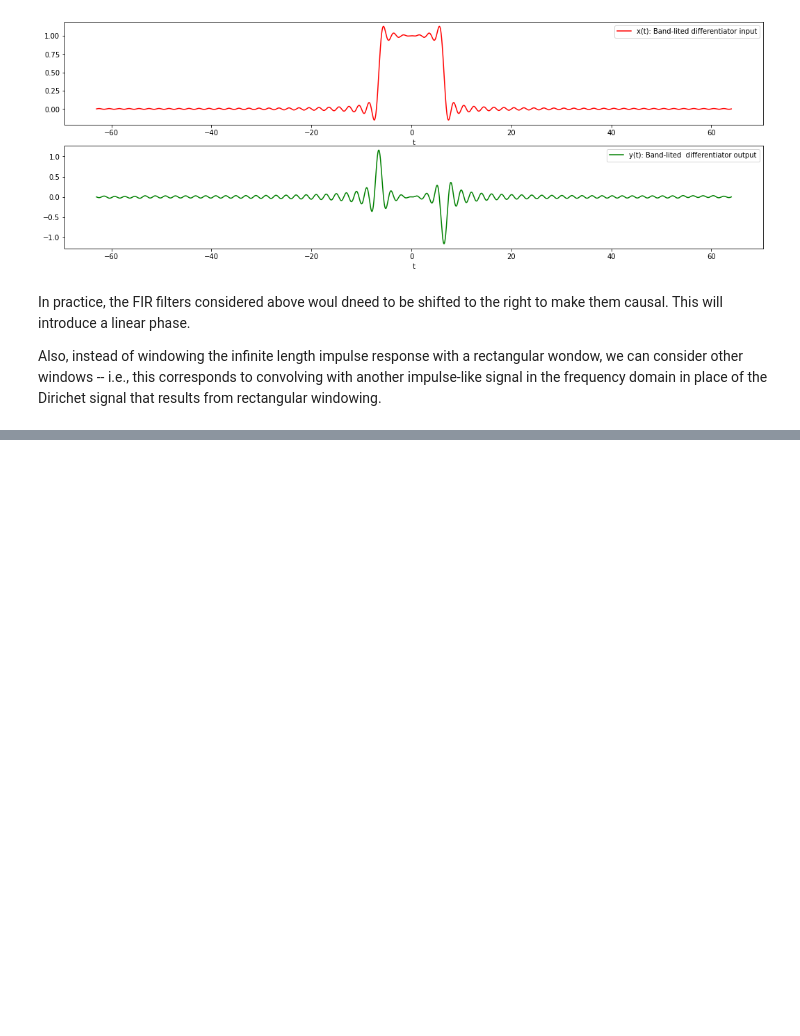
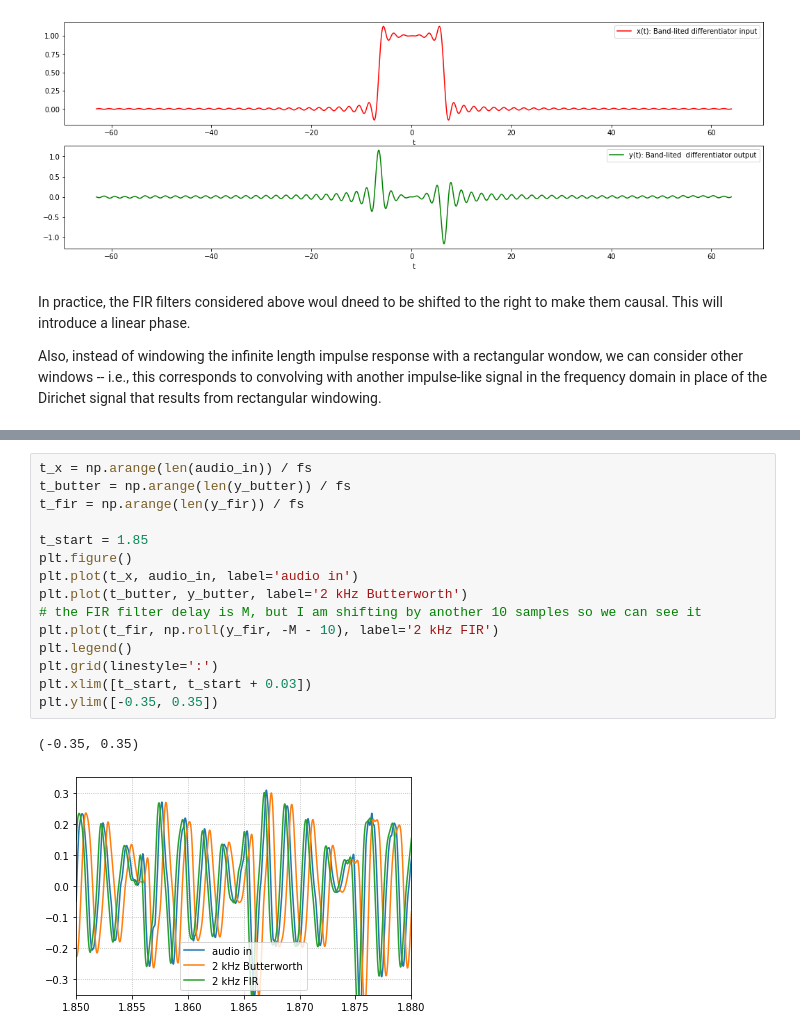
Before and after one commit to keithchugg/ee301_spring2021, a Jupyter notebook: lecture_examples/DTFT_examples.ipynb, the cells around one changed output, grey strips where cells are left out. Cells and saved outputs as stored; diff of their text form; blank space fills up the shorter version.

```diff
--- a/lecture_examples/DTFT_examples.ipynb
+++ b/lecture_examples/DTFT_examples.ipynb
@@ -222,0 +289,18 @@ Also, instead of windowing the infinite length impulse response with a rectangul
+# %%
+t_x = np.arange(len(audio_in)) / fs
+t_butter = np.arange(len(y_butter)) / fs
+t_fir = np.arange(len(y_fir)) / fs
+
+t_start = 1.85
+plt.figure()
+plt.plot(t_x, audio_in, label='audio in')
+plt.plot(t_butter, y_butter, label='2 kHz Butterworth')
+# the FIR filter delay is M, but I am shifting by another 10 samples so we can see it
+plt.plot(t_fir, np.roll(y_fir, -M - 10), label='2 kHz FIR')
+plt.legend()
+plt.grid(linestyle=':')
+plt.xlim([t_start, t_start + 0.03])
+plt.ylim([-0.35, 0.35])
+# %% [output]
+(-0.35, 0.35)
+[figure, added]
```
Also changed, not shown: parts of 9 cells of this notebook, 11 other files.
